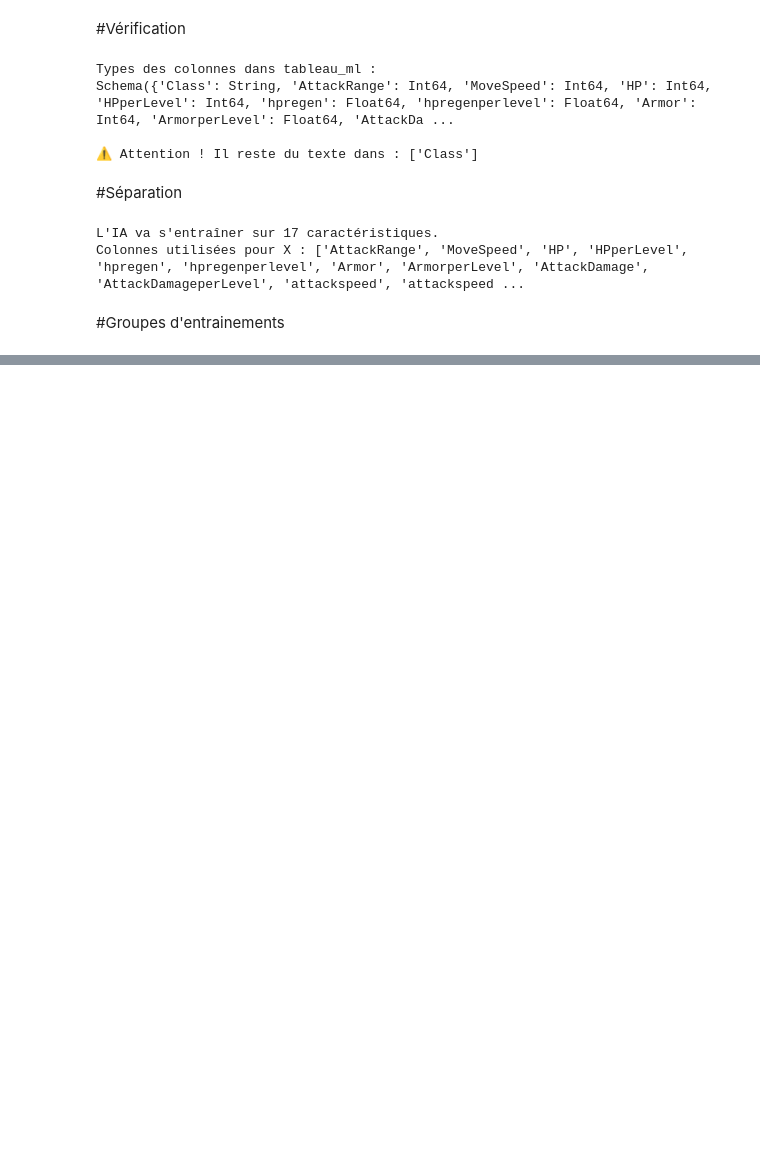
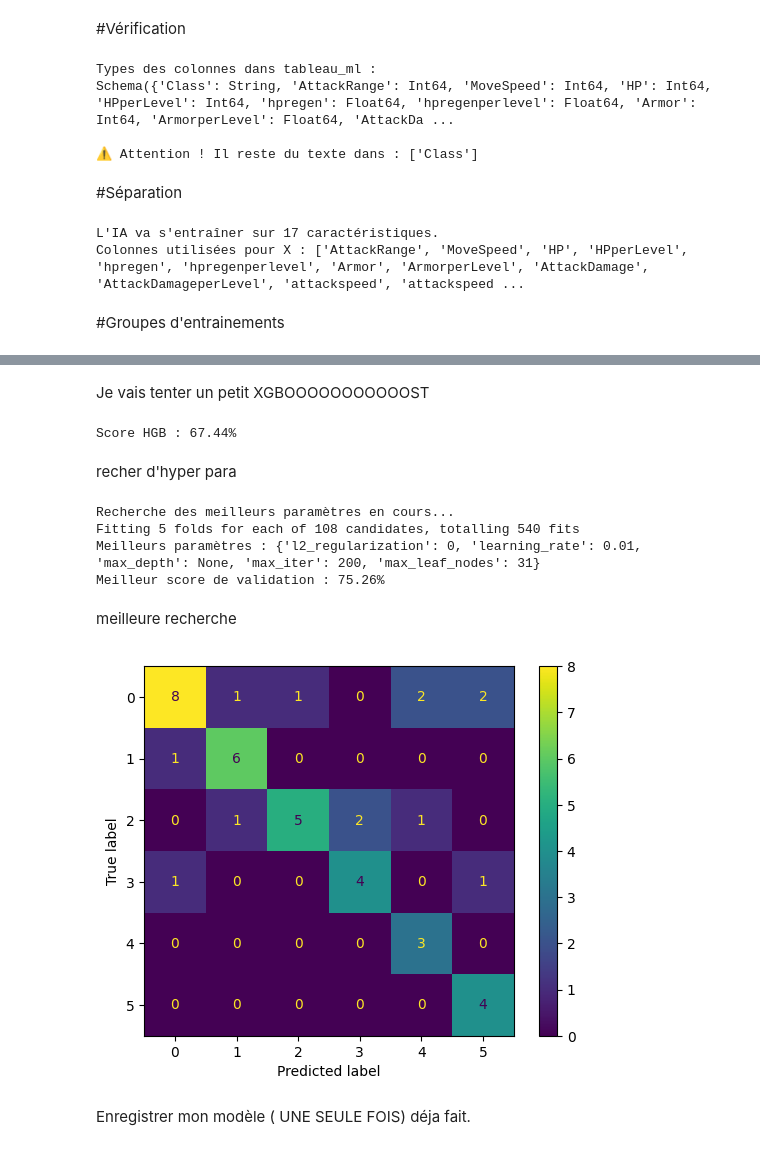
Before and after one commit to mard1el/projet_scrap_devoir, a Jupyter notebook: scrap_lol.ipynb, the cells around one changed output, grey strips where cells are left out. Cells and saved outputs as stored; diff of their text form; code cells hidden in the pictures; blank space fills up the shorter version.

Commit message:
modèle pret

```diff
--- a/scrap_lol.ipynb
+++ b/scrap_lol.ipynb
@@ -195,0 +441,2 @@ Colonnes utilisées pour X : ['AttackRange', 'MoveSpeed', 'HP', 'HPperLevel', 'h
+# %%
+X_tr_v2, X_te_v2, y_tr_v2, y_te_v2 = train_test_split(X_v2, y_v2)
@@ -195,0 +578,72 @@ Colonnes utilisées pour X : ['AttackRange', 'MoveSpeed', 'HP', 'HPperLevel', 'h
+# %% [markdown]
+Je vais tenter un petit XGBOOOOOOOOOOOST
+# %%
+from sklearn.ensemble import HistGradientBoostingClassifier
+
+# 1. Création du modèle
+hgb = HistGradientBoostingClassifier(
+    learning_rate=0.1,    # La "vitesse" d'apprentissage (réduire si ça overfit)
+    max_iter=100,         # Équivalent de n_estimators (nombre d'arbres)
+    max_depth=None,       # Il gère la profondeur automatiquement, ou tu peux la limiter
+    random_state=42
+)
+
+# 2. Entraînement
+hgb.fit(X_trclean_v2, y_trclean_v2)
+
+y_pred_hgb = hgb.predict(X_teclean_v2)
+
+# 4. Afficher le score
+print(f"Score HGB : {hgb.score(X_teclean_v2, y_teclean_v2):.2%}")
+# %% [output]
+Score HGB : 67.44%
+# %% [markdown]
+recher d'hyper para
+# %%
+from sklearn.ensemble import HistGradientBoostingClassifier
+from sklearn.model_selection import GridSearchCV
+
+# 1. Définir le modèle de base
+# On active 'balanced' pour aider tes classes 3, 4 et 5
+hgb = HistGradientBoostingClassifier(class_weight='balanced', random_state=42)
+
+# 2. Définir la grille de paramètres
+# Note : C'est une grille "intelligente" pour ne pas que ça dure des heures
+param_grid = {
+    'learning_rate': [0.01, 0.1, 0.2],
+    'max_iter': [100, 200, 300],       # Combien d'arbres ?
+    'max_leaf_nodes': [31, 63, None],  # Complexité de l'arbre (None = illimité)
+    'l2_regularization': [0, 1.5],     # Pour éviter le sur-apprentissage
+    'max_depth': [None, 10]            # Optionnel, souvent max_leaf_nodes suffit
+}
+
+# 3. Lancer la recherche
+# n_jobs=-1 utilise tous les cœurs de ton processeur pour aller plus vite
+grid_search_hgb = GridSearchCV(hgb, param_grid, cv=5, verbose=1, n_jobs=-1)
+
+print("Recherche des meilleurs paramètres en cours...")
+grid_search_hgb.fit(X_trclean_v2, y_trclean_v2)
+
+print(f"Meilleurs paramètres : {grid_search_hgb.best_params_}")
+print(f"Meilleur score de validation : {grid_search_hgb.best_score_:.2%}")
+# %% [output]
+Recherche des meilleurs paramètres en cours...
+Fitting 5 folds for each of 108 candidates, totalling 540 fits
+Meilleurs paramètres : {'l2_regularization': 0, 'learning_rate': 0.01, 'max_depth': None, 'max_iter': 200, 'max_leaf_nodes': 31}
+Meilleur score de validation : 75.26%
+# %% [markdown]
+meilleure recherche
+# %%
+# C'est magique : grid_search_hgb se comporte comme le meilleur modèle trouvé
+predictions = grid_search_hgb.predict(X_teclean_v2)  # Il utilise déjà les meilleurs paramètres !
+
+# Tu peux afficher la matrice de confusion directement avec lui
+from sklearn.metrics import ConfusionMatrixDisplay
+import matplotlib.pyplot as plt
+
+ConfusionMatrixDisplay.from_estimator(grid_search_hgb, X_teclean_v2, y_teclean_v2)
+plt.show()
+# %% [output]
+[figure, added]
+# %% [markdown]
+Enregistrer mon modèle ( UNE SEULE FOIS) déja fait.
```
Also changed, not shown: parts of 44 cells of this notebook.
